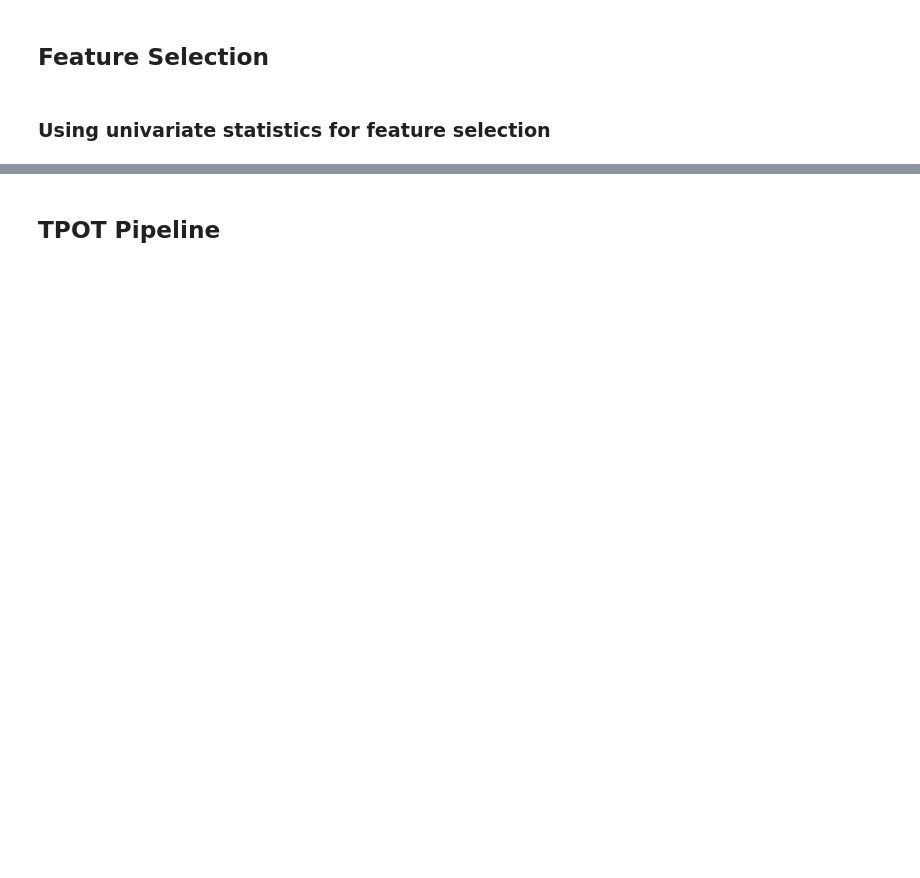
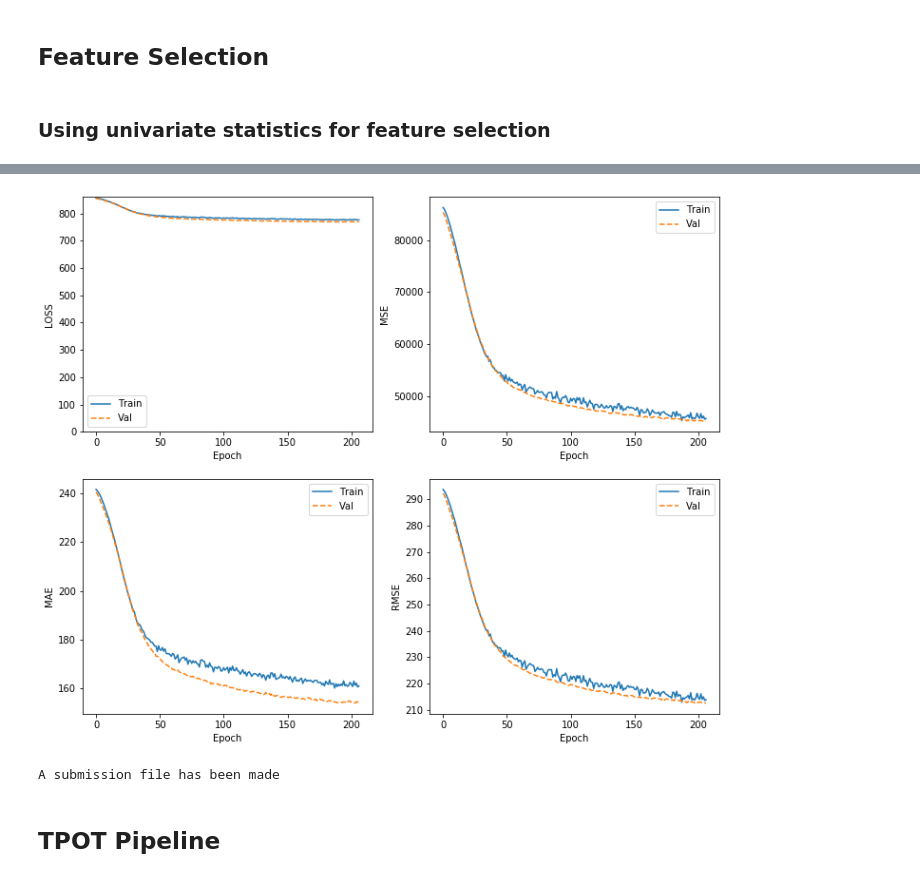
Before and after one commit to SJHH-Nguyen-D/sharpestminds_project, a Jupyter notebook: mlp_sm.ipynb, the cells around one changed output, grey strips where cells are left out. Cells and saved outputs as stored; diff of their text form; code cells hidden in the pictures; blank space fills up the shorter version.

```diff
--- a/mlp_sm.ipynb
+++ b/mlp_sm.ipynb
@@ -751,3 +728,6 @@ model = make_model(train_features=scaled_X_train)
+# %%
+K.clear_session()
+model = get_compiled_model(y_train)
 # %%
 initial_weights = os.path.join(tempfile.mkdtemp(),'initial_weights')
 model.save_weights(initial_weights)
@@ -801,3 +827,11 @@ plot_loss(history, label="Job Performance Score", n=2)
+# %%
+plot_metrics(history)
+# %% [output]
+[figure, added]
+# %%
+make_submission(y_pred,'submission(NN).csv')
+# %% [output]
+A submission file has been made
 # %% [markdown]
 ## TPOT Pipeline
 # %%
```
Also changed, not shown: parts of 35 cells of this notebook.
